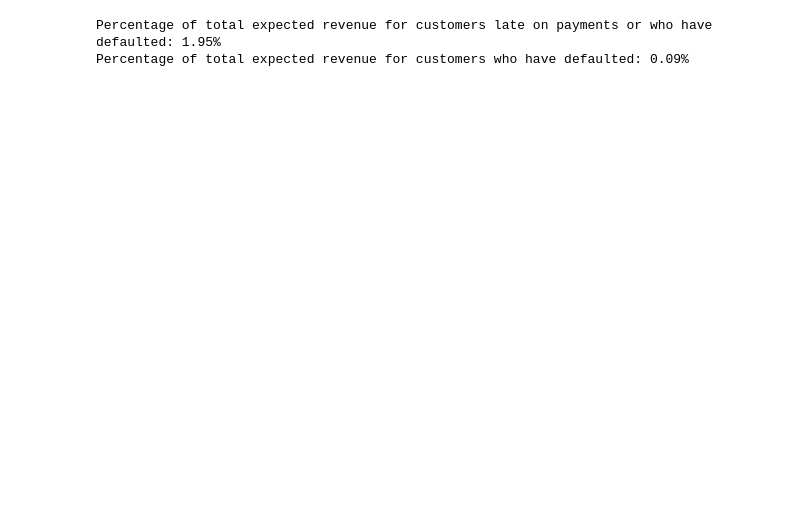
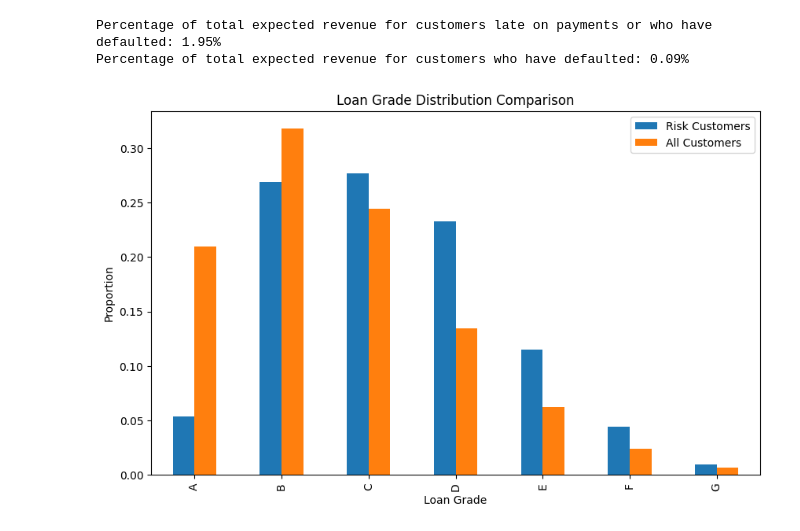
Before and after one commit to zivla20/exploratory-data-analysis---customer-loans-in-finance236, a Jupyter notebook: data_analysis.ipynb, the cells around one changed output. Drawn from its saved outputs; the diff is of its cells as text; code cells hidden in the pictures; blank space fills up the shorter version.

```diff
--- a/data_analysis.ipynb
+++ b/data_analysis.ipynb
@@ -589,3 +589,20 @@ print(f"Percentage of total expected revenue for customers who have defaulted: {
 # %% [output]
 Percentage of total expected revenue for customers late on payments or who have defaulted: 1.95%
 Percentage of total expected revenue for customers who have defaulted: 0.09%
+# %%
+# Compare loan grade distribution between risky customers and all customers
+grade_distribution_risk = late_and_defaulted_loans['grade'].value_counts(normalize = True)
+grade_distribution_all = df['grade'].value_counts(normalize = True)
+# %%
+grade_comparison = pd.DataFrame({
+    'Risk Customers': grade_distribution_risk,
+    'All Customers': grade_distribution_all
+})
+# %%
+grade_comparison.plot(kind='bar', figsize=(10, 6))
+plt.title('Loan Grade Distribution Comparison')
+plt.xlabel('Loan Grade')
+plt.ylabel('Proportion')
+plt.show()
+# %% [output]
+[figure, added]
```
Also changed, not shown: parts of 4 cells of this notebook, 1 other file.
